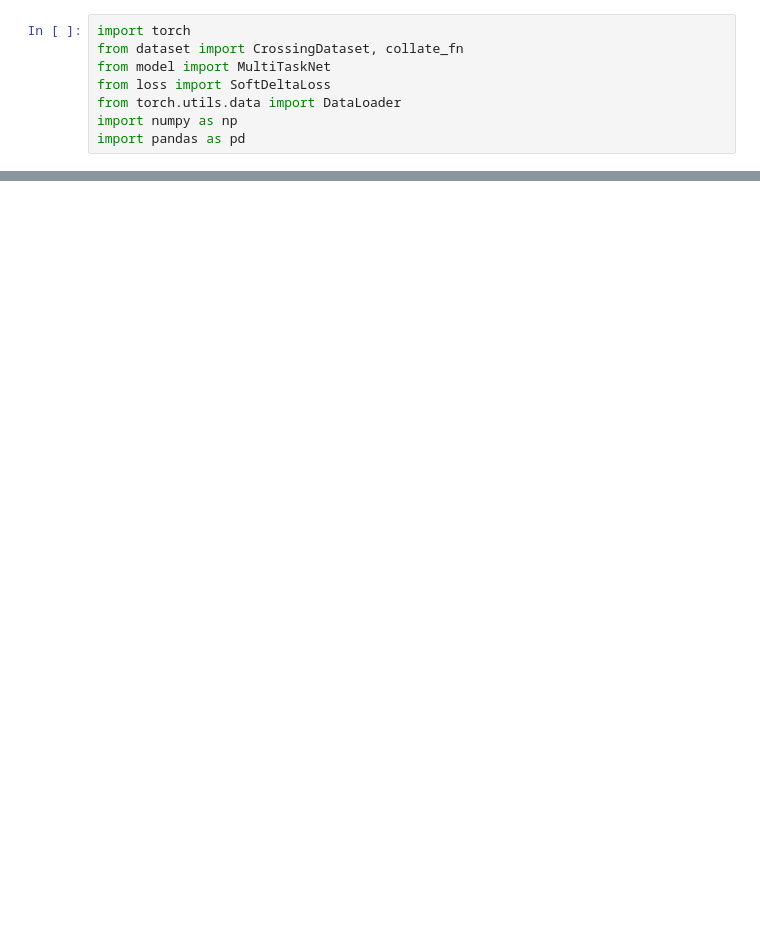
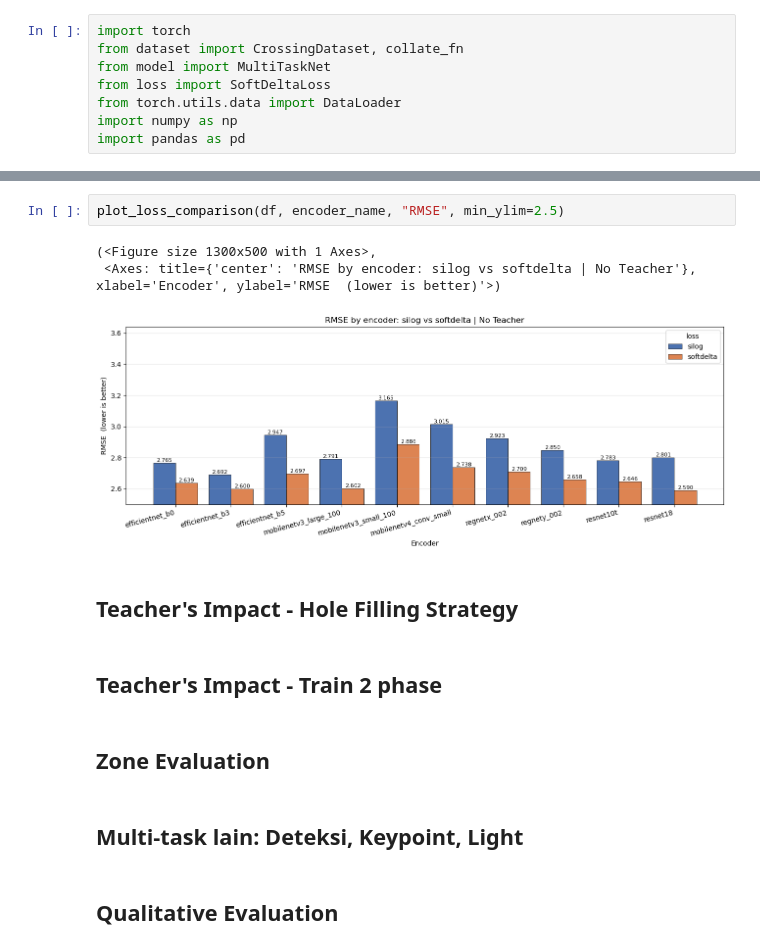
Before and after one commit to godofinvoker44/SparseCompletion, a Jupyter notebook: evaluation.ipynb, the cells around one changed output, grey strips where cells are left out. Drawn from its saved outputs; the diff is of its cells as text; blank space fills up the shorter version.

Commit message:
add 2 training phase strategy

```diff
--- a/evaluation.ipynb
+++ b/evaluation.ipynb
@@ -34,0 +169,16 @@ df.head(10)
+# %%
+plot_loss_comparison(df, encoder_name, "RMSE", min_ylim=2.5)
+# %% [output]
+(<Figure size 1300x500 with 1 Axes>,
+ <Axes: title={'center': 'RMSE by encoder: silog vs softdelta | No Teacher'}, xlabel='Encoder', ylabel='RMSE  (lower is better)'>)
+[figure, added]
+# %% [markdown]
+## Teacher's Impact - Hole Filling Strategy
+# %% [markdown]
+## Teacher's Impact - Train 2 phase
+# %% [markdown]
+## Zone Evaluation
+# %% [markdown]
+## Multi-task lain: Deteksi, Keypoint, Light
+# %% [markdown]
+## Qualitative Evaluation
```
Also changed, not shown: parts of 9 cells of this notebook, 1 other file.
